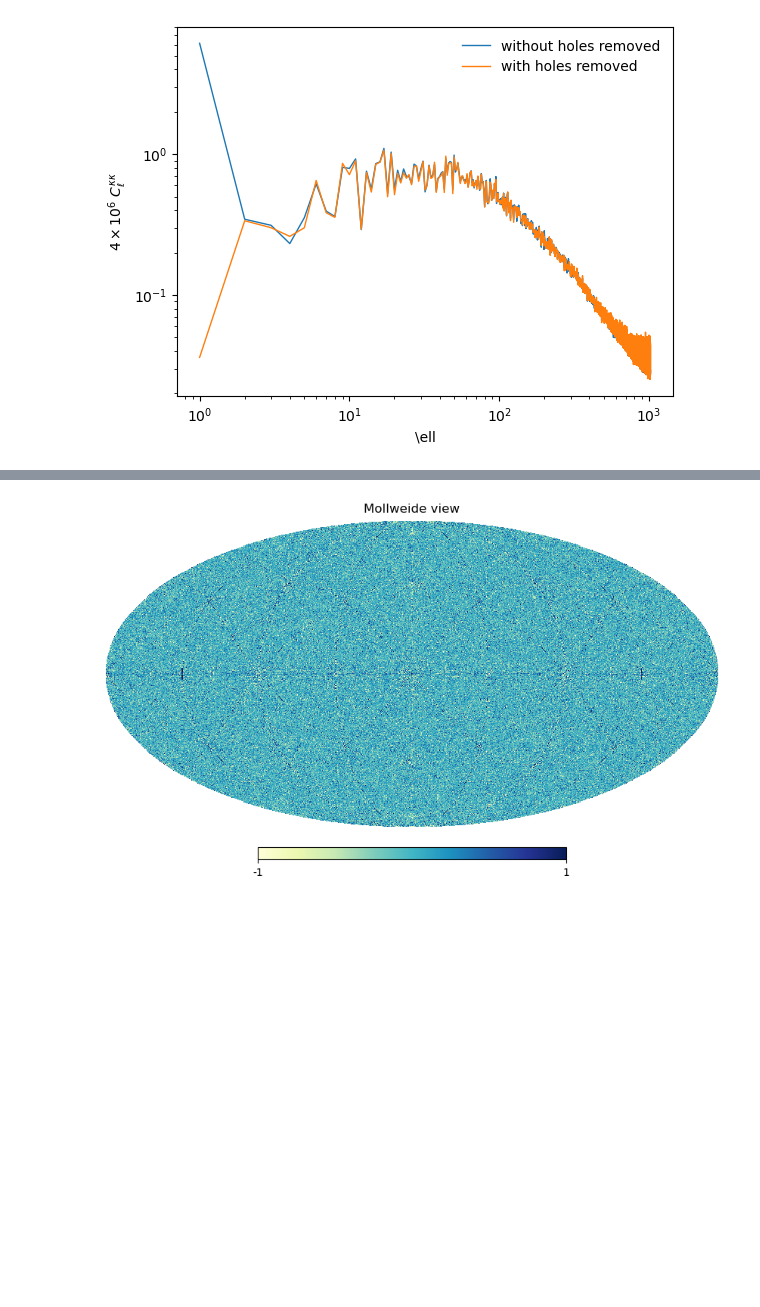
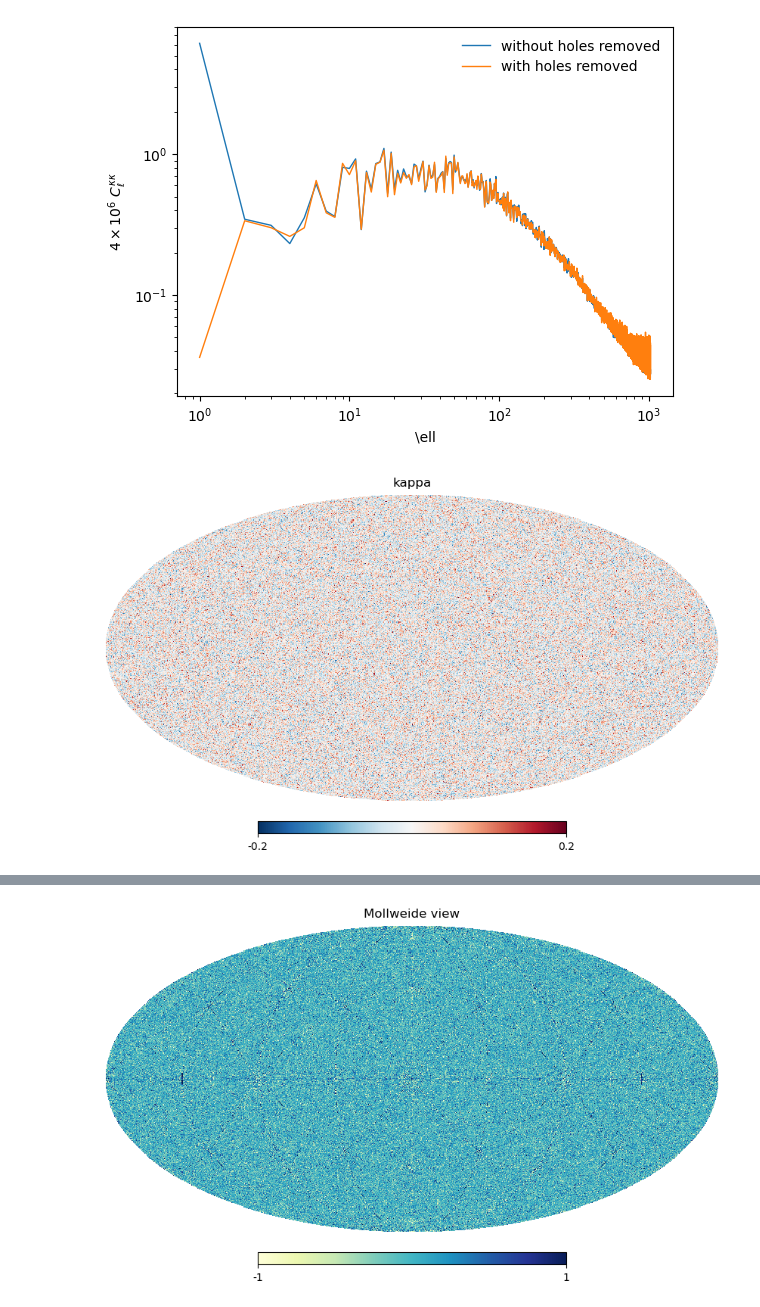
Before and after one commit to exgalsky/lptmap, a Jupyter notebook: py/lptmap/validate_field.ipynb, the cells around one changed output, grey strips where cells are left out. Saved outputs shown, nothing was run; the diff lists cells and outputs as text; code cells hidden in the pictures; blank space fills up the shorter version.

```diff
--- a/py/lptmap/validate_field.ipynb
+++ b/py/lptmap/validate_field.ipynb
@@ -34 +34,5 @@ kappa = hp.read_map('../../../../lptmap_runs/output/kappa_map_grid-6144_nside-10
+# %%
+hp.mollview(kappa, min=-0.2, max=0.2, cmap='RdBu_r', title='kappa')
+# %% [output]
+[figure, added]
 # %%
```
Also changed, not shown: parts of 3 cells of this notebook, 3 other files.
